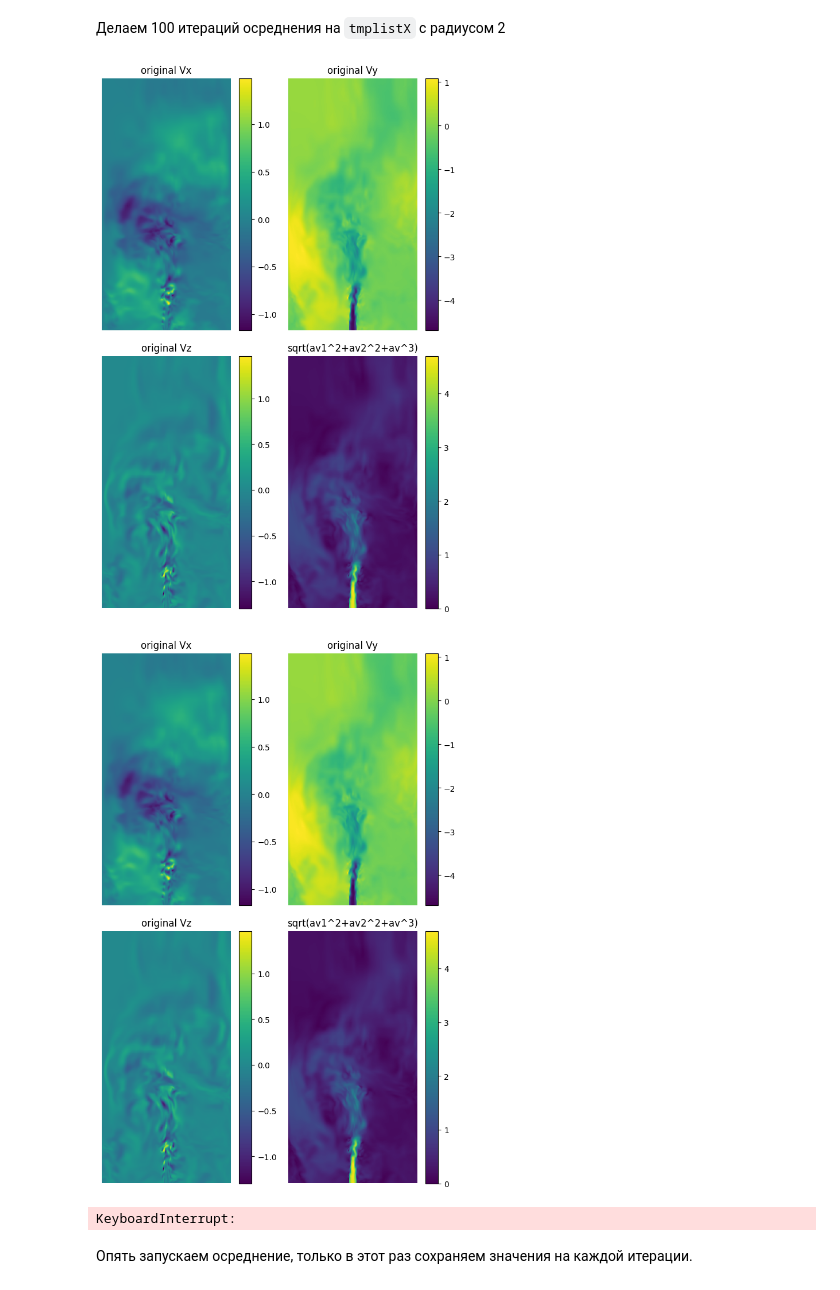
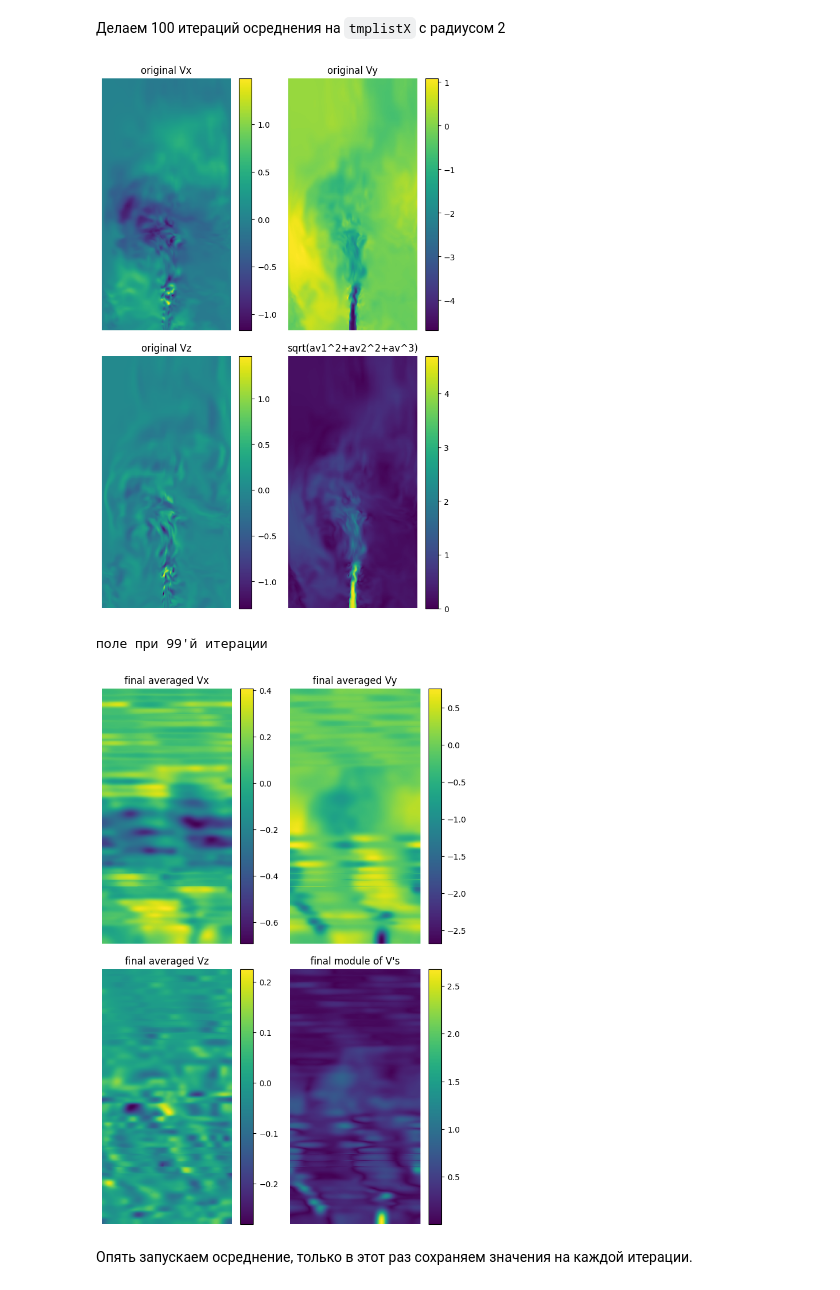
Before and after one commit to germanFid/FieldAveraging, a Jupyter notebook: playground.ipynb, the cells around one changed output. Drawn from its saved outputs; the diff is of its cells as text; code cells hidden in the pictures.

```diff
--- a/playground.ipynb
+++ b/playground.ipynb
@@ -113,40 +113,75 @@ font_size = 10
 av_radius = 2
 
 all_coord_mod = calculate_module_of_arrays((tmplistX, tmplistY, tmplistZ))
+
+tmplistX = np.array(tmplistX)
+tmplistY = np.array(tmplistY)
+tmplistZ = np.array(tmplistZ)
 
 graphics = []
 graphics.append(tmplistX)
 graphics.append(tmplistY)
 graphics.append(tmplistZ)
 graphics.append(all_coord_mod)
 
 titles = ["original Vx", "original Vy", "original Vz", "sqrt(av1^2+av2^2+av^3)"]
 
 plot_figures_in_row(graphics, titles=titles, figsize=figsize, show_axes=show_axes, show_colorbar=show_colorbar, font_size=font_size, subplot_widths=subplot_widths, nrows=2)
 
 av1 = basic_2d_array_averaging(tmplistX, av_radius)
 av2 = basic_2d_array_averaging(tmplistY, av_radius)
 av3 = basic_2d_array_averaging(tmplistZ, av_radius)
 
 for i in range(100):
     av1 = basic_2d_array_averaging(av1, av_radius)
     av2 = basic_2d_array_averaging(av2, av_radius)
     av3 = basic_2d_array_averaging(av3, av_radius)
 all_coord_mod = calculate_module_of_arrays((av1, av2, av3))
 
 titles = ["final averaged Vx", "final averaged Vy", "final averaged Vz", "final module of V's"]
 
+print('поле при '+str(i)+"'й итерации")
 graphics = []
 graphics.append(av1)
 graphics.append(av2)
 graphics.append(av3)
 graphics.append(all_coord_mod)
 
 plot_figures_in_row(graphics, titles=titles, figsize=figsize, show_axes=show_axes, show_colorbar=show_colorbar, font_size=font_size, subplot_widths=subplot_widths, nrows=2)
+
+for i in range(200):
+    av1 = basic_2d_array_averaging(av1, av_radius)
+    av2 = basic_2d_array_averaging(av2, av_radius)
+    av3 = basic_2d_array_averaging(av3, av_radius)
+all_coord_mod = calculate_module_of_arrays((av1, av2, av3))
+
+print('поле при '+str(i)+"'й итерации")
+graphics = []
+graphics.append(av1)
+graphics.append(av2)
+graphics.append(av3)
+graphics.append(all_coord_mod)
+
+plot_figures_in_row(graphics, titles=titles, figsize=figsize, show_axes=show_axes, show_colorbar=show_colorbar, font_size=font_size, subplot_widths=subplot_widths, nrows=2)
+
+for i in range(200):
+    av1 = basic_2d_array_averaging(av1, av_radius)
+    av2 = basic_2d_array_averaging(av2, av_radius)
+    av3 = basic_2d_array_averaging(av3, av_radius)
+all_coord_mod = calculate_module_of_arrays((av1, av2, av3))
+
+print('поле при '+str(i)+"'й итерации")
+graphics = []
+graphics.append(av1)
+graphics.append(av2)
+graphics.append(av3)
+graphics.append(all_coord_mod)
+
+plot_figures_in_row(graphics, titles=titles, figsize=figsize, show_axes=show_axes, show_colorbar=show_colorbar, font_size=font_size, subplot_widths=subplot_widths, nrows=2)
 # %% [output]
 [figure]
+поле при 99'й итерации
-[figure, old version]
+[figure, new version]
-KeyboardInterrupt:
 # %% [markdown]
 Опять запускаем осреднение, только в этот раз сохраняем значения на каждой итерации.
 # %%
```
